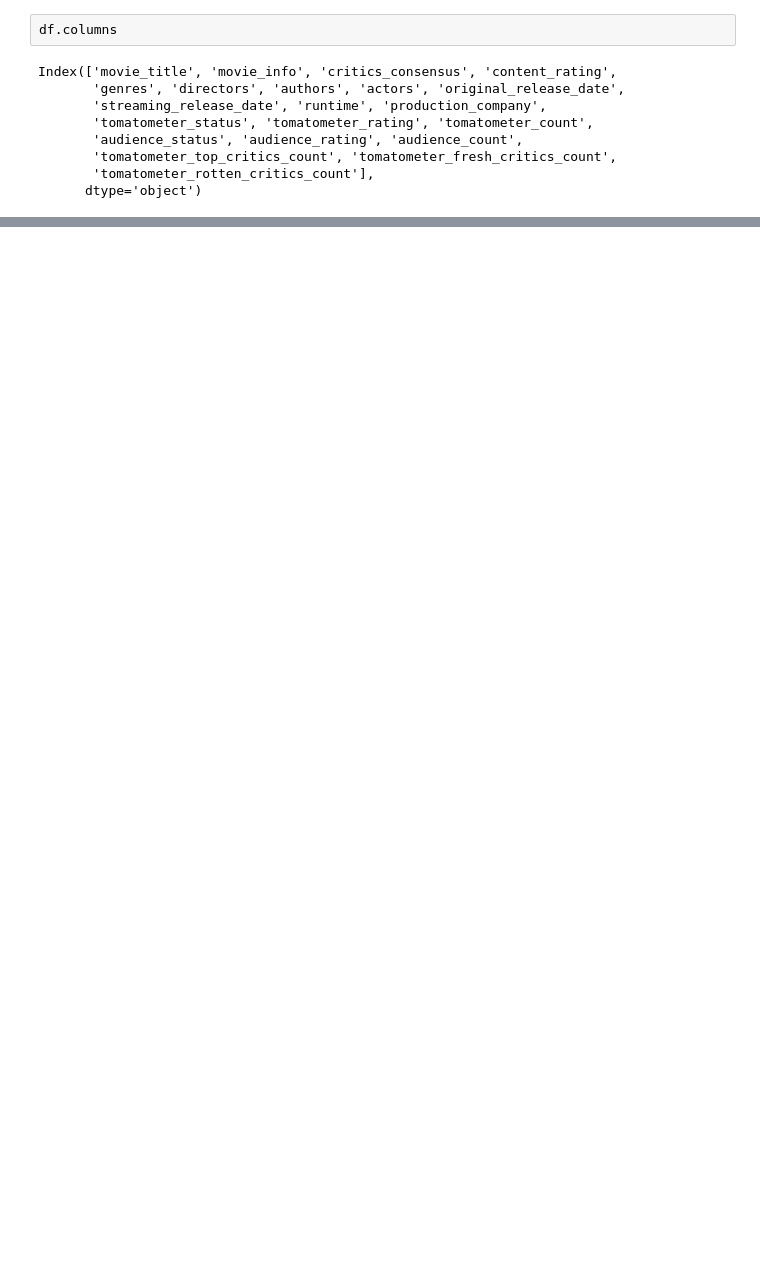
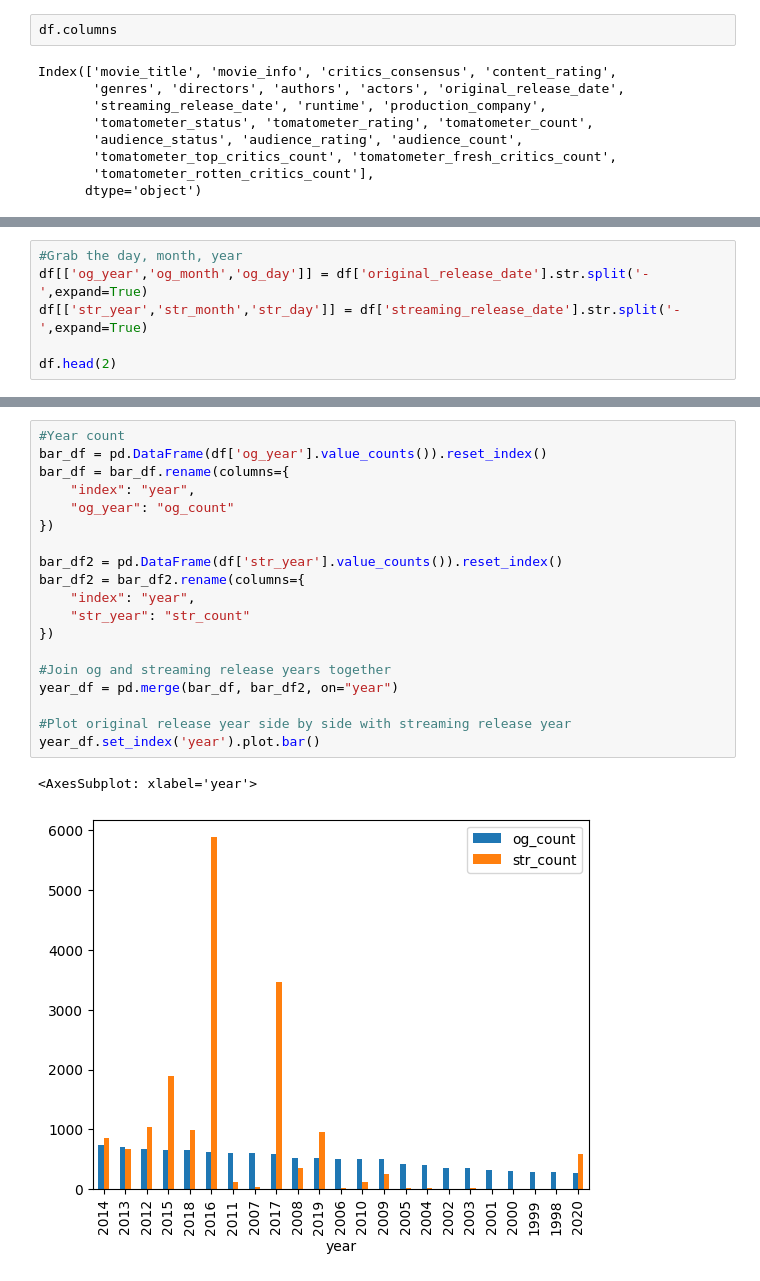
Before and after one commit to statzenthusiast921/rotten-tomatoes-analysis, a Jupyter notebook: notebooks/Rotten Tomatoes EDA 01.16.23.ipynb, the cells around one changed output, grey strips where cells are left out. Cells and saved outputs as stored; diff of their text form; blank space fills up the shorter version.

```diff
--- a/notebooks/Rotten Tomatoes EDA 01.16.23.ipynb
+++ b/notebooks/Rotten Tomatoes EDA 01.16.23.ipynb
@@ -38,0 +63,6 @@ Index(['movie_title', 'movie_info', 'critics_consensus', 'content_rating',
+# %%
+#Grab the day, month, year
+df[['og_year','og_month','og_day']] = df['original_release_date'].str.split('-',expand=True)
+df[['str_year','str_month','str_day']] = df['streaming_release_date'].str.split('-',expand=True)
+
+df.head(2)
@@ -38,0 +74,22 @@ Index(['movie_title', 'movie_info', 'critics_consensus', 'content_rating',
+# %%
+#Year count
+bar_df = pd.DataFrame(df['og_year'].value_counts()).reset_index()
+bar_df = bar_df.rename(columns={
+    "index": "year",
+    "og_year": "og_count"
+})
+
+bar_df2 = pd.DataFrame(df['str_year'].value_counts()).reset_index()
+bar_df2 = bar_df2.rename(columns={
+    "index": "year",
+    "str_year": "str_count"
+})
+
+#Join og and streaming release years together
+year_df = pd.merge(bar_df, bar_df2, on="year")
+
+#Plot original release year side by side with streaming release year
+year_df.set_index('year').plot.bar()
+# %% [output]
+<AxesSubplot: xlabel='year'>
+[figure, added]
```
Also changed, not shown: parts of 8 cells of this notebook.
